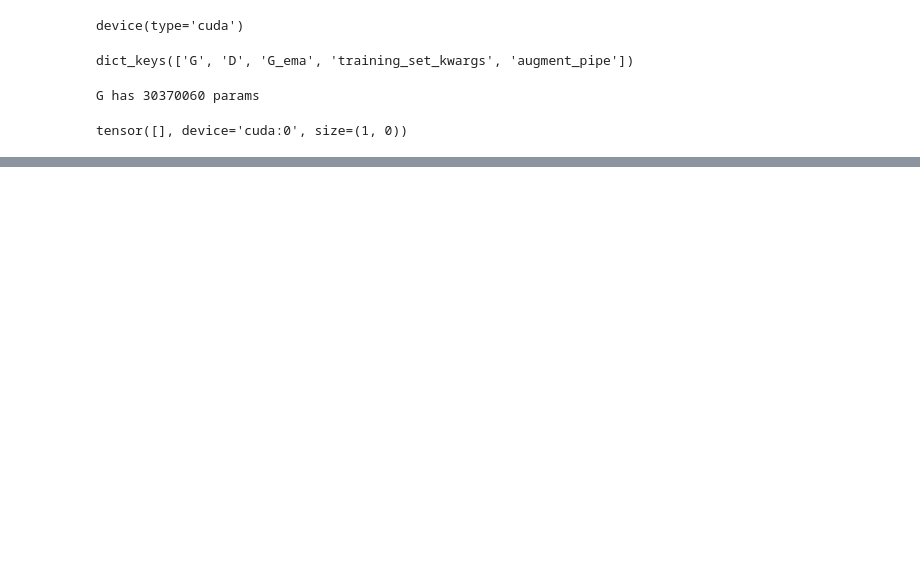
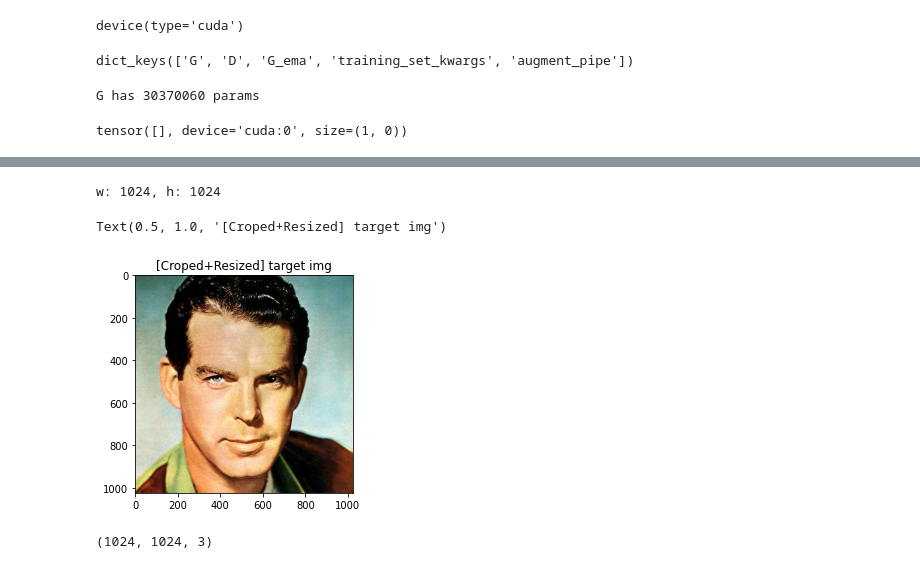
Before and after one commit to jiaqianjing/stylegan2-ada-pytorch, a Jupyter notebook: demo.ipynb, the cells around one changed output, grey strips where cells are left out. Cells and saved outputs as stored; diff of their text form; code cells hidden in the pictures; blank space fills up the shorter version.

```diff
--- a/demo.ipynb
+++ b/demo.ipynb
@@ -48,0 +85,21 @@ latent code: torch.Size([1, 512]) torch.float64
+# %%
+w, h = target_pil.size
+s = min(w, h)
+print(f"w: {w}, h: {h}")
+
+# crop
+target_pil = target_pil.crop(((w-s)//2, (h-s)//2, (w+s)//2, (h+s)//2))
+# resize
+target_pil = target_pil.resize((G.img_resolution, G.img_resolution), PIL.Image.Resampling.LANCZOS)
+
+plt.imshow(target_pil)
+plt.title("[Croped+Resized] target img")
+# %% [output]
+w: 1024, h: 1024
+Text(0.5, 1.0, '[Croped+Resized] target img')
+[figure, added]
+# %%
+target_uint8 = np.asarray(target_pil, dtype=np.uint8)
+target_uint8.shape
+# %% [output]
+(1024, 1024, 3)
```
Also changed, not shown: parts of 12 cells of this notebook, 1 other file.
